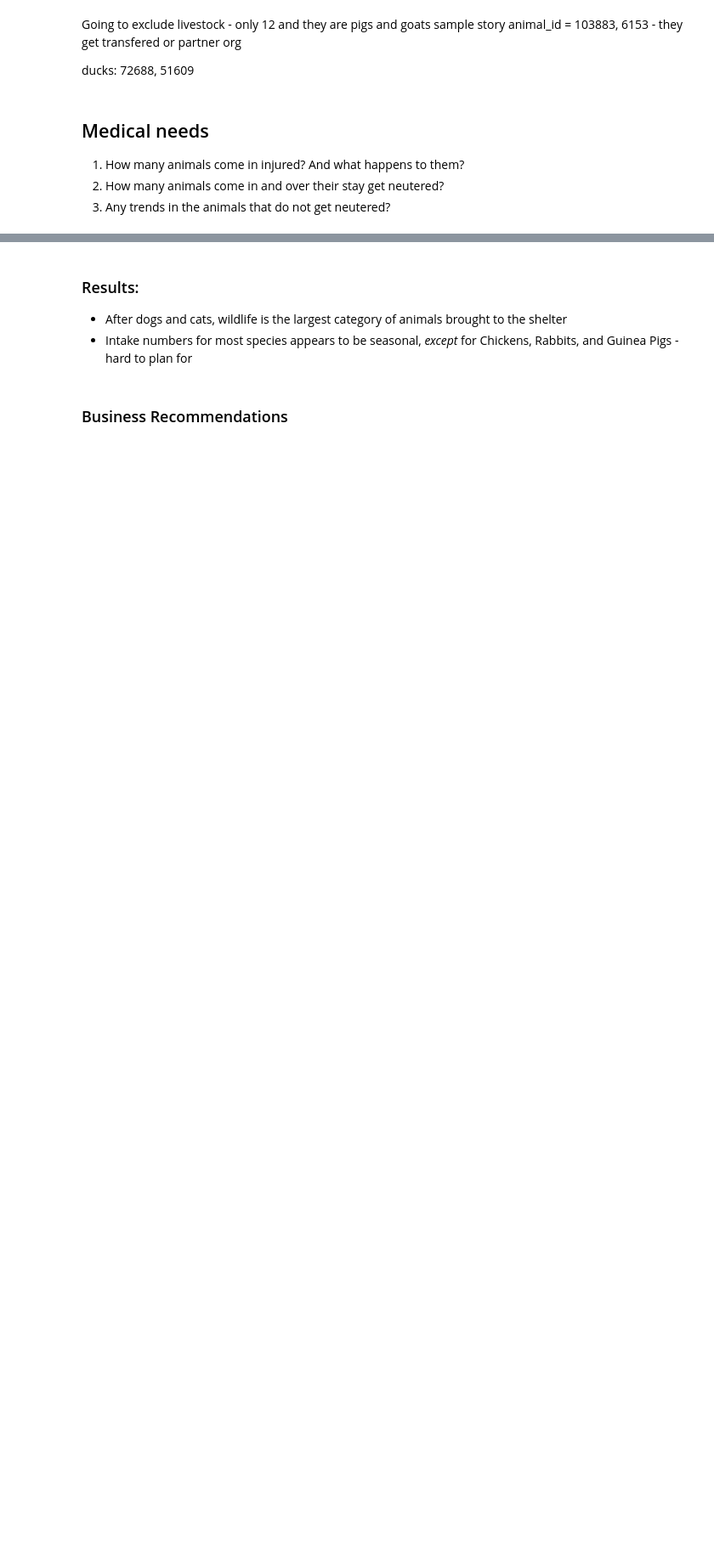
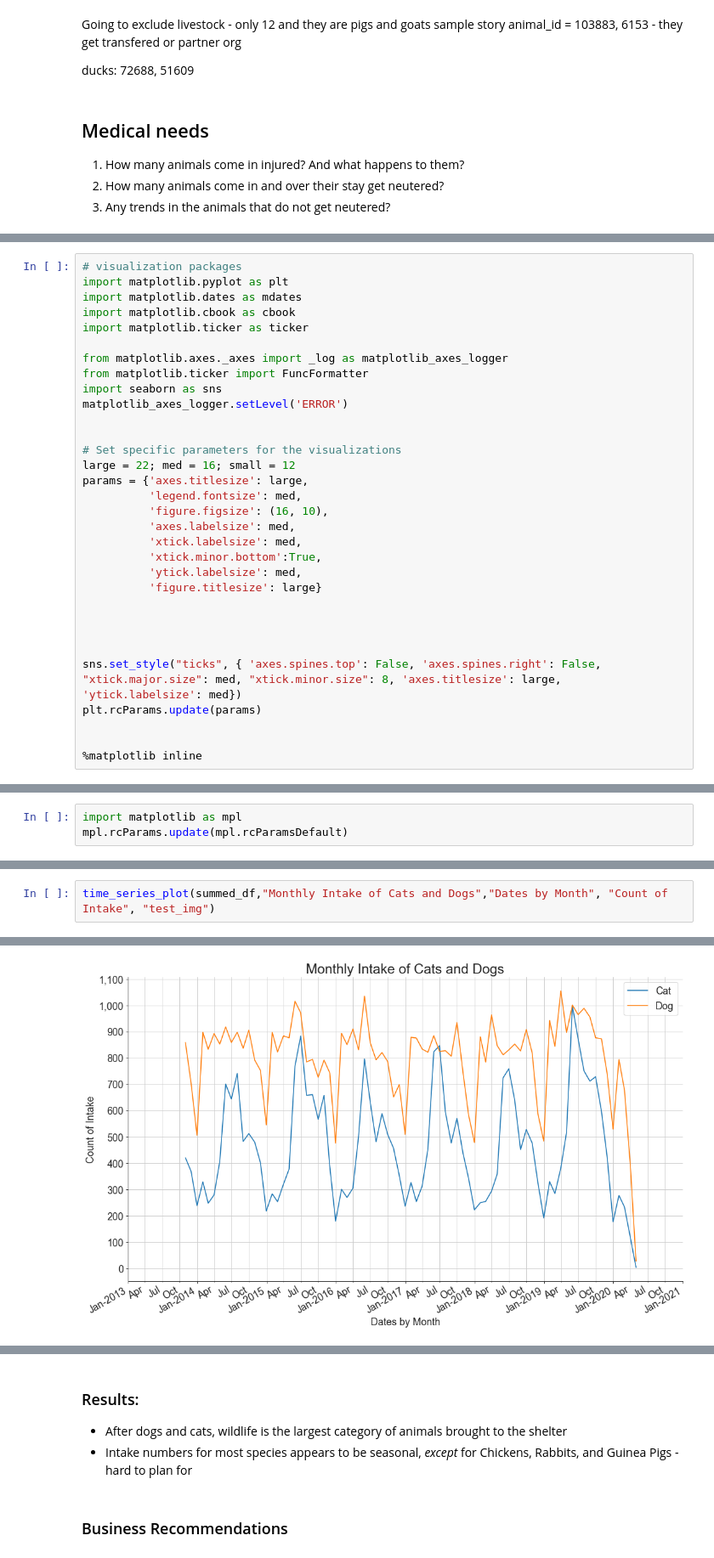
Before and after one commit to learn-co-curriculum/dsc-mod1-template, a Jupyter notebook: animal_shelter_needs_analysis.ipynb, the cells around one changed output, grey strips where cells are left out. Shown at 85% size. Cells and saved outputs as stored; diff of their text form; blank space fills up the shorter version.

Commit message:
creat function to make time series plots

```diff
--- a/animal_shelter_needs_analysis.ipynb
+++ b/animal_shelter_needs_analysis.ipynb
@@ -129,0 +123,32 @@ ducks: 72688, 51609
+# %%
+# visualization packages
+import matplotlib.pyplot as plt
+import matplotlib.dates as mdates
+import matplotlib.cbook as cbook
+import matplotlib.ticker as ticker
+
+from matplotlib.axes._axes import _log as matplotlib_axes_logger
+from matplotlib.ticker import FuncFormatter
+import seaborn as sns
+matplotlib_axes_logger.setLevel('ERROR')
+
+
+# Set specific parameters for the visualizations
+large = 22; med = 16; small = 12
+params = {'axes.titlesize': large,
+          'legend.fontsize': med,
+          'figure.figsize': (16, 10),
+          'axes.labelsize': med,
+          'xtick.labelsize': med,
+          'xtick.minor.bottom':True,
+          'ytick.labelsize': med,
+          'figure.titlesize': large}
+
+
+
+
+sns.set_style("ticks", { 'axes.spines.top': False, 'axes.spines.right': False, "xtick.major.size": med, "xtick.minor.size": 8, 'axes.titlesize': large, 'ytick.labelsize': med})
+plt.rcParams.update(params)
+
+
+%matplotlib inline
@@ -129,0 +175,3 @@ ducks: 72688, 51609
+# %%
+import matplotlib as mpl
+mpl.rcParams.update(mpl.rcParamsDefault)
@@ -129,0 +231,3 @@ ducks: 72688, 51609
+# %%
+time_series_plot(summed_df,"Monthly Intake of Cats and Dogs","Dates by Month", "Count of Intake", "test_img")
+# %% [output]
@@ -129,0 +235 @@ ducks: 72688, 51609
+[figure, added]
```
Also changed, not shown: parts of 17 cells of this notebook, 5 other files.
